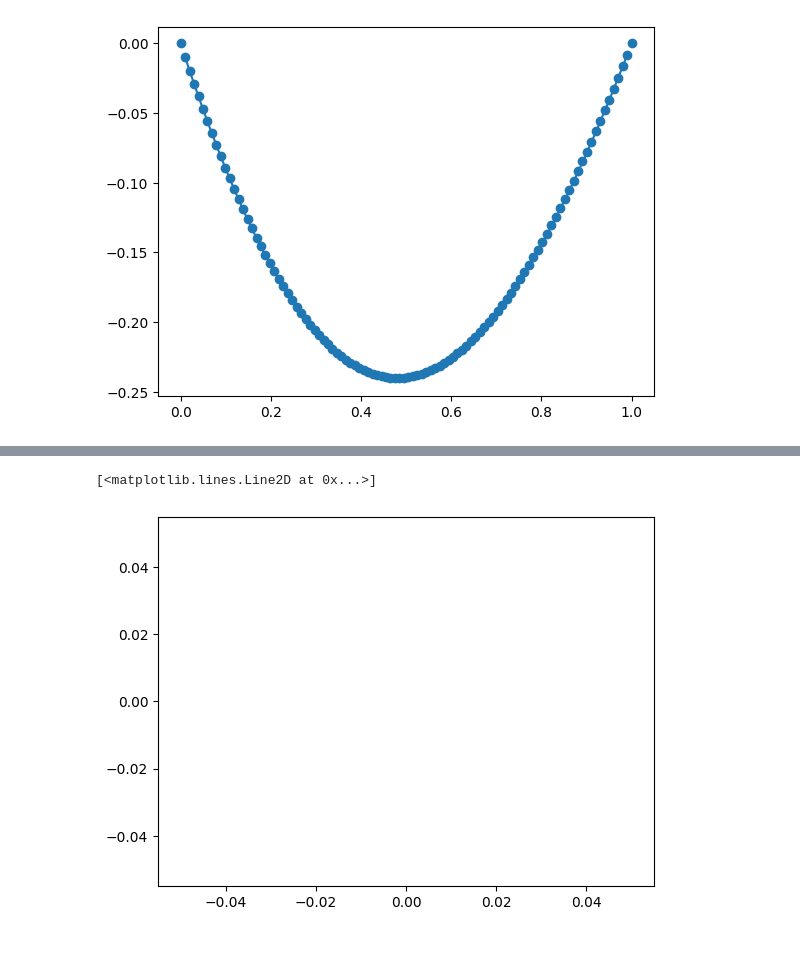
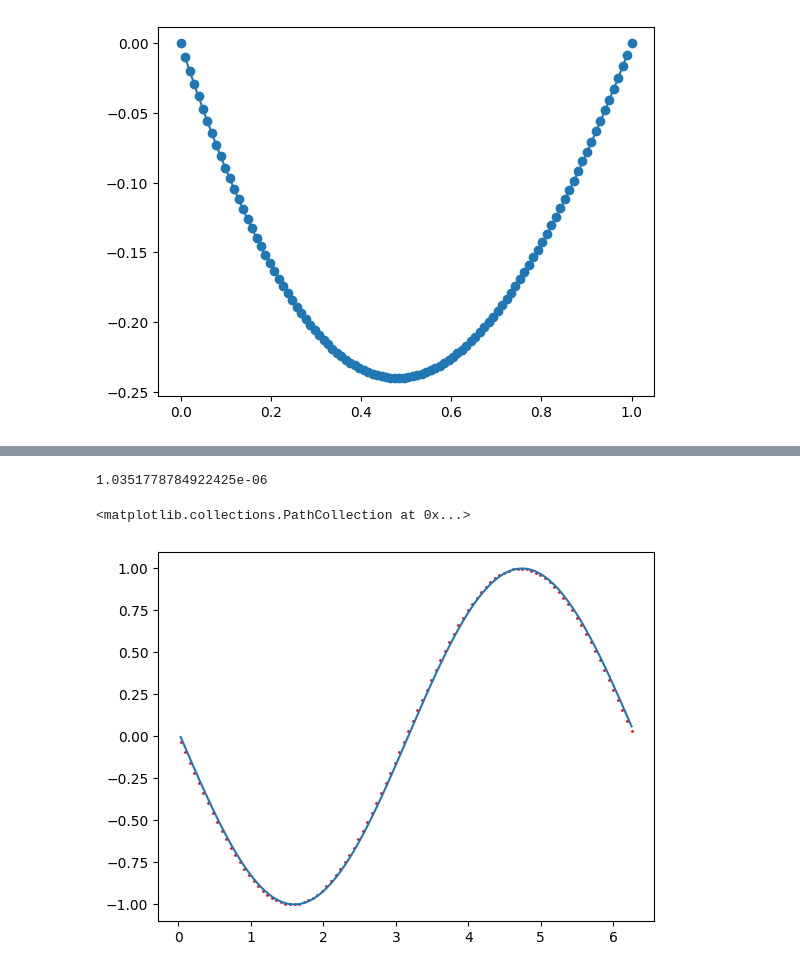
Before and after one commit to xiaoxiami-zyx/DG, a Jupyter notebook: 1D_FEM_DG.ipynb, the cells around one changed output, grey strips where cells are left out. Drawn from its saved outputs; the diff is of its cells as text; code cells hidden in the pictures.

```diff
--- a/1D_FEM_DG.ipynb
+++ b/1D_FEM_DG.ipynb
@@ -140,7 +121,6 @@ uh = np.zeros((Nx, dimPk)) # 基函数系数
 
 for i in range(Nx): # Nx个单元
     for j in range(dimPk): # dimPk个基函数
-        uh[i,j] = 0
         for k in range(NumGLP): # NumGLP个高斯点
             uh[i,j] += u_real[i,k] * phi_Gauss[k,j] * weight[k]
 
@@ -154,3 +135,8 @@ plt.plot(xc, uh[:,0])
+# %%
+error = u_num - u_real
+np.max(abs(error))
+# %% [output]
+1.0351778784922425e-06
 # %%
 def Lh(uh):
 
@@ -167,12 +153,12 @@ def Lh(uh):
     for i in range(Nx):
         for j in range(NumGLP):
             for k in range(dimPk):
-                uh_gauss[i,j] += uh[i,k] * phi_Gauss[j,k]
+                uh_gauss[i,j] += uh[i,k] * phi_Gauss[j,k] # 计算u在高斯点的值
 
     for i in range(Nx):
         for j in range(dimPk):
             for k in range(NumGLP):
-                du[i,j] += 0.5 * weight[k] * (uh_gauss[i,k]) * phi_grad_Gauss[k,j]
+                du[i,j] += 0.5 * weight[k] * uh_gauss[i,k] * phi_grad_Gauss[k,j]
 
     # 计算Flux
     uhL = np.zeros(Nx+1)
@@ -180,8 +166,8 @@ def Lh(uh):
 
     for i in range(Nx+1):
         for j in range(dimPk):
-            uhL[i] += uhb[i,j] * phi_left[j]
-            uhR[i] += uhb[i+1,j] * phi_right[j]
+            uhR[i] += uhb[i,j] * phi_right[j]
+            uhL[i] += uhb[i+1,j] * phi_left[j]
 
     Flux = np.zeros(Nx+1)
 
@@ -204,17 +190,31 @@ def Lh(uh):
         Lh[:,i] /= mass[i]
 
     return Lh
-# %%
-dt = CFL * hx
-t = 0
-
-while t < t_end:
-    t += dt
-
-    delta_u = Lh(uh)
-    uh += dt * delta_u
-# %%
-plt.plot(xc, uh[:,0])
-# %% [output]
-[<matplotlib.lines.Line2D at 0x...>]
-[figure, removed]
+# %%
+CFL = 0.1
+dt = CFL * hx
+t = 0
+# %%
+for i in range(10000):
+    t += dt
+
+    delta_u = Lh(uh)
+    uh1 = uh + dt * delta_u
+
+    delta_u = Lh(uh1)
+    uh2 = 0.75 * uh + 0.25 * (uh1 + dt * delta_u)
+
+    delta_u = Lh(uh2)
+    uh = 1/3 * uh + 2/3 * (uh2 + dt * delta_u)
+
+u_num = np.zeros((Nx, NumGLP))
+for i in range(Nx):
+    for j in range(NumGLP):
+        for k in range(dimPk):
+            u_num[i,j] += uh[i,k] * phi_Gauss[j,k] # 计算u在高斯点的值
+
+plt.plot(xc, u_num[:,0])
+plt.scatter(xc, np.sin(xc - t), c='r', s=1)
+# %% [output]
+<matplotlib.collections.PathCollection at 0x...>
+[figure, added]
```
Also changed, not shown: parts of 8 cells of this notebook.
